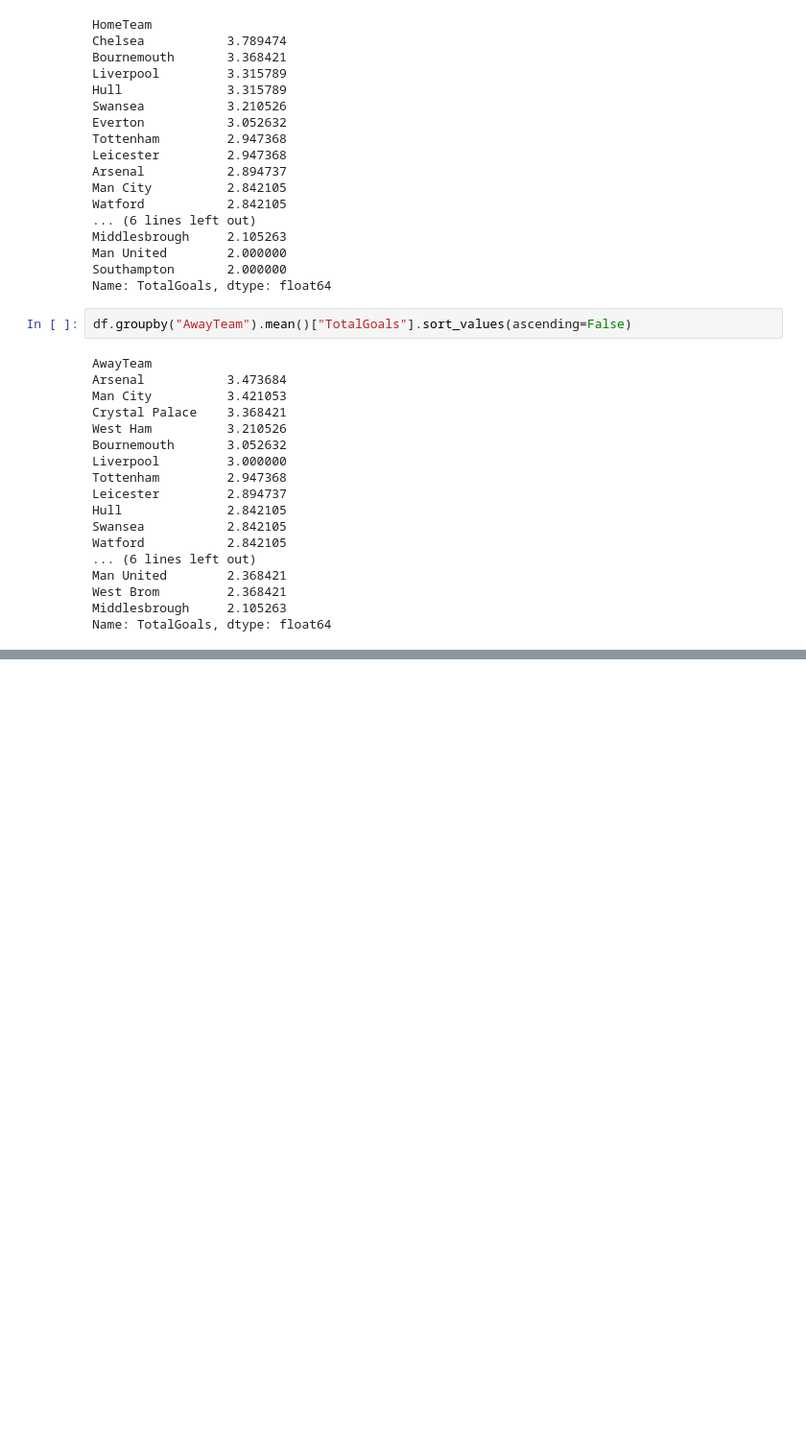
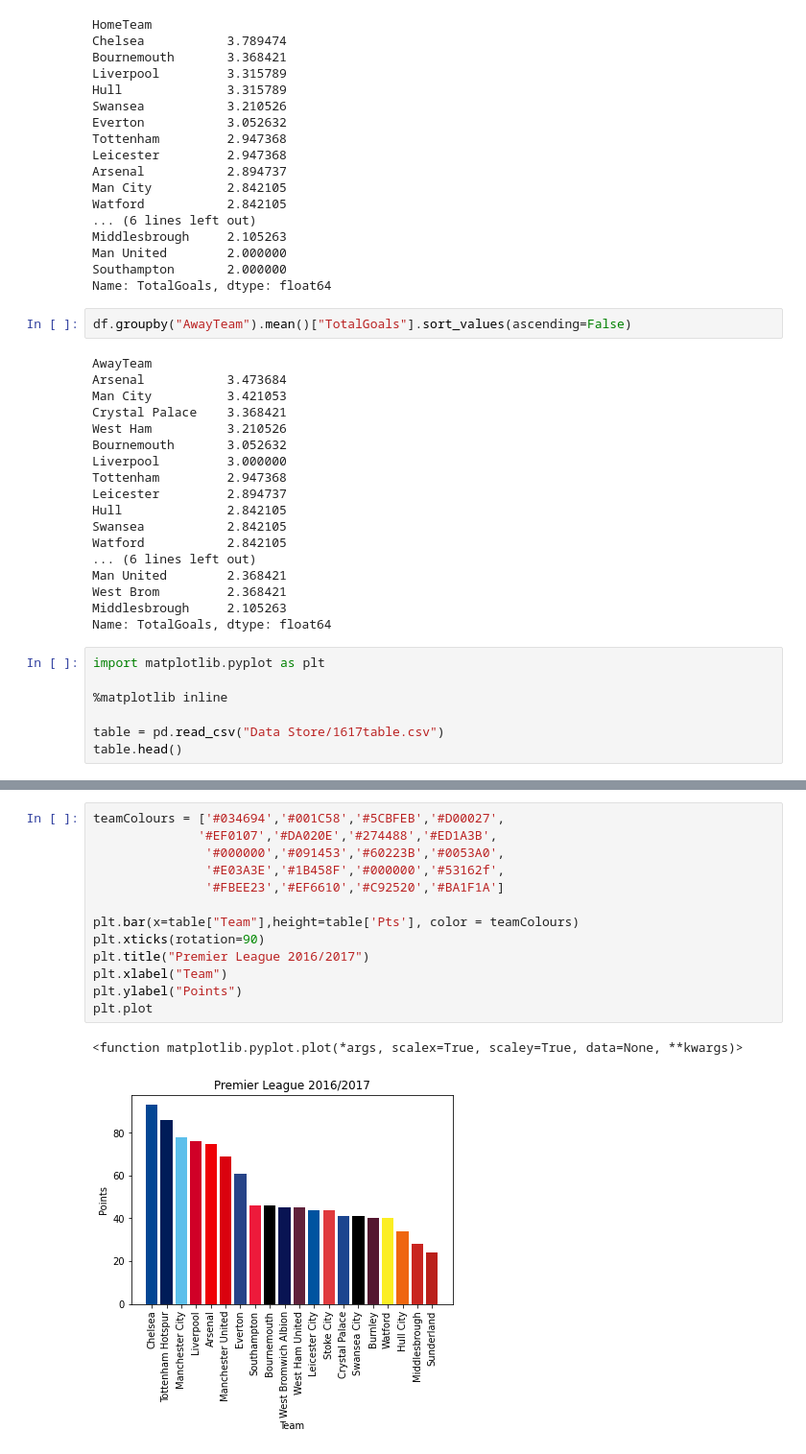
Before and after one commit to dylodylo/football-data-analysis, a Jupyter notebook: PythonFC/main.ipynb, the cells around one changed output, grey strips where cells are left out. Shown at 96% size. Cells and saved outputs as stored; diff of their text form; blank space fills up the shorter version.

Commit message:
Some data visualisation

```diff
--- a/PythonFC/main.ipynb
+++ b/PythonFC/main.ipynb
@@ -616,3 +616,10 @@ Man United        2.368421
 West Brom         2.368421
 Middlesbrough     2.105263
 Name: TotalGoals, dtype: float64
+# %%
+import matplotlib.pyplot as plt
+
+%matplotlib inline
+
+table = pd.read_csv("Data Store/1617table.csv")
+table.head()
@@ -618,0 +633,16 @@ Name: TotalGoals, dtype: float64
+# %%
+teamColours = ['#034694','#001C58','#5CBFEB','#D00027',
+              '#EF0107','#DA020E','#274488','#ED1A3B',
+               '#000000','#091453','#60223B','#0053A0',
+               '#E03A3E','#1B458F','#000000','#53162f',
+               '#FBEE23','#EF6610','#C92520','#BA1F1A']
+
+plt.bar(x=table["Team"],height=table['Pts'], color = teamColours)
+plt.xticks(rotation=90)
+plt.title("Premier League 2016/2017")
+plt.xlabel("Team")
+plt.ylabel("Points")
+plt.plot
+# %% [output]
+<function matplotlib.pyplot.plot(*args, scalex=True, scaley=True, data=None, **kwargs)>
+[figure, added]
```
Also changed, not shown: parts of 10 cells of this notebook.
